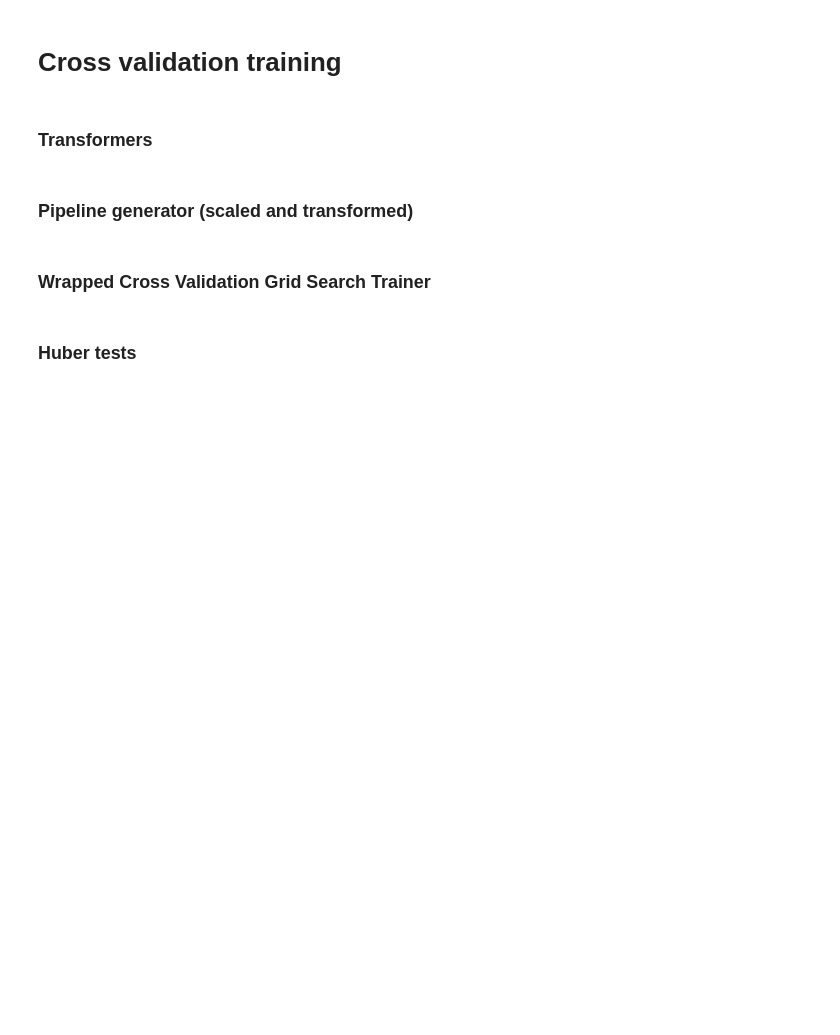
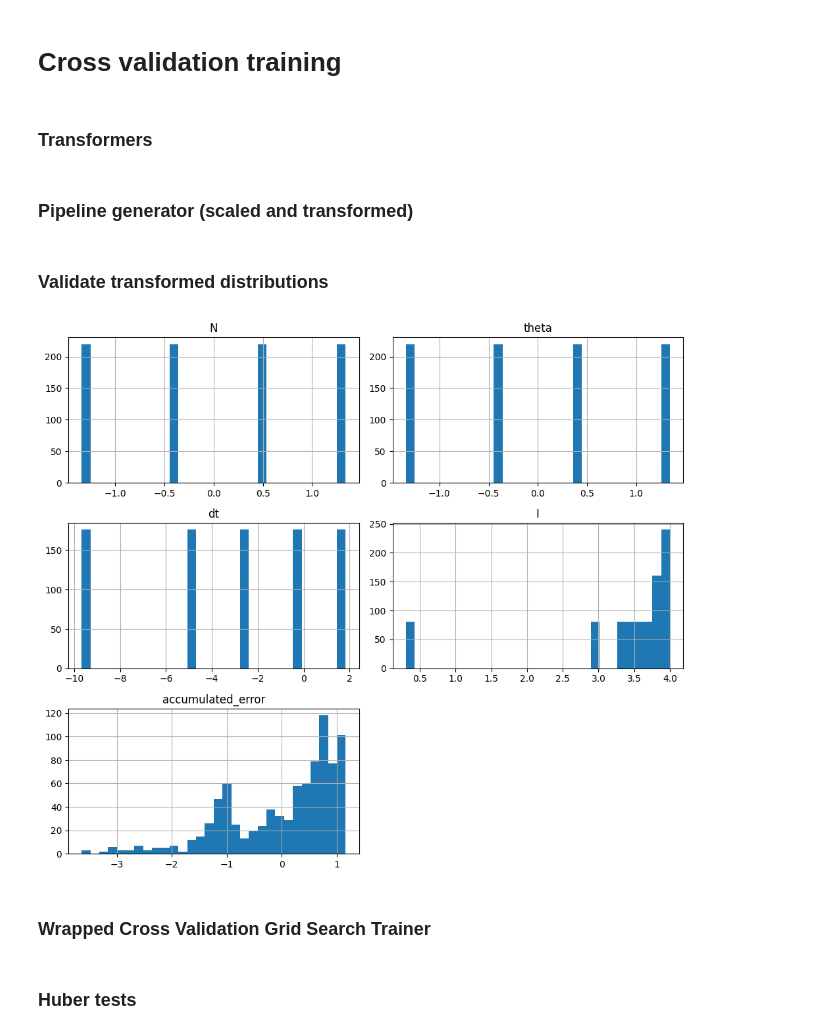
Before and after one commit to Mauricio-Bernuy/Bonsai-estimate, a Jupyter notebook: 6. Precision Models.ipynb, the cells around one changed output. Saved outputs shown, nothing was run; the diff lists cells and outputs as text; code cells hidden in the pictures; blank space fills up the shorter version.

```diff
--- a/6. Precision Models.ipynb
+++ b/6. Precision Models.ipynb
@@ -272,6 +273,28 @@ def CreatePipelineModel(model,input_parameters):
     )
 
     return pipelined_model
+# %% [markdown]
+### Validate transformed distributions
+# %%
+import matplotlib.pyplot as plt
+
+# Create the pipeline model
+input_parameters = input_features
+pipeline_model = CreatePipelineModel(input_parameters=input_parameters, model=HuberRegressor())
+
+# Apply the transformations to the full DataFrame
+transformed_full = pipeline_model.regressor.named_steps["normalize"].fit_transform(sampled_err_df[input_parameters])
+transformed_columns = [feature for t_ in pipeline_model.regressor.named_steps["normalize"].transformers_ for feature in t_[-1]]
+transformed_full_df = pd.DataFrame(transformed_full, columns=transformed_columns).reindex(columns=input_parameters)
+transformed_target = pd.DataFrame(pipeline_model.transformer.fit_transform(sampled_err_df[[target_feature]]), columns=sampled_err_df[[target_feature]].columns)
+transformed_full_df = pd.concat([transformed_full_df, transformed_target], axis=1)
+
+# Plot the resulting histograms for the transformed features
+transformed_full_df.hist(layout=(5,2),bins=30, figsize=(10, 14))
+plt.tight_layout()
+plt.show()
+# %% [output]
+[figure, added]
 # %% [markdown]
 ### Wrapped Cross Validation Grid Search Trainer
 # %%
```
Also changed, not shown: parts of 3 cells of this notebook, 2 other files.
